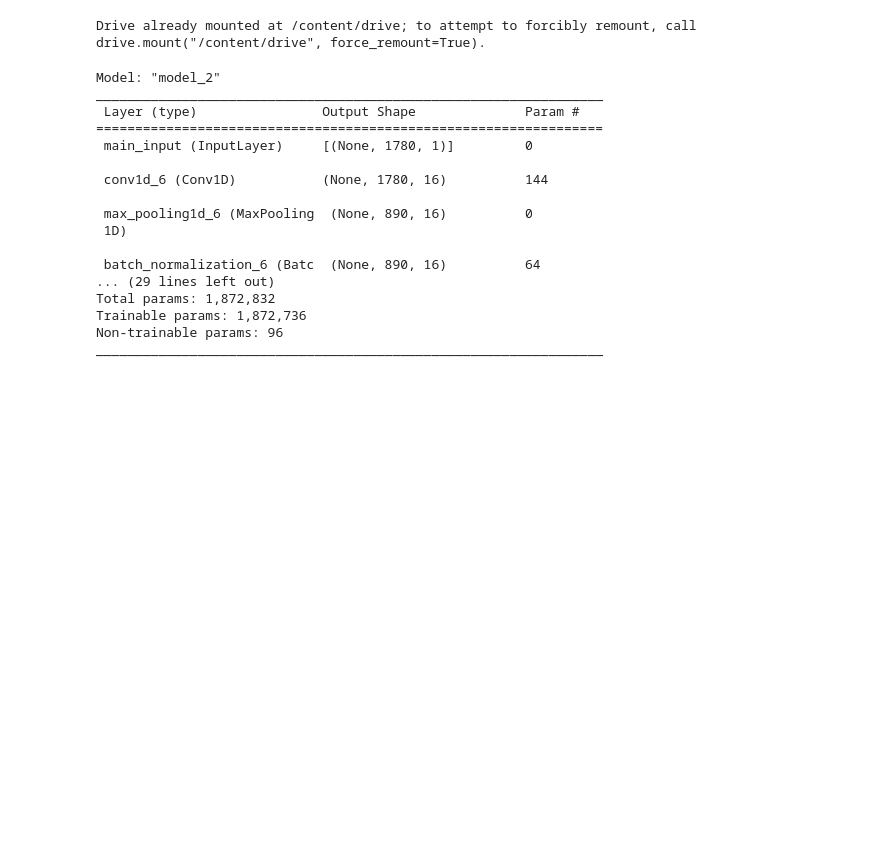
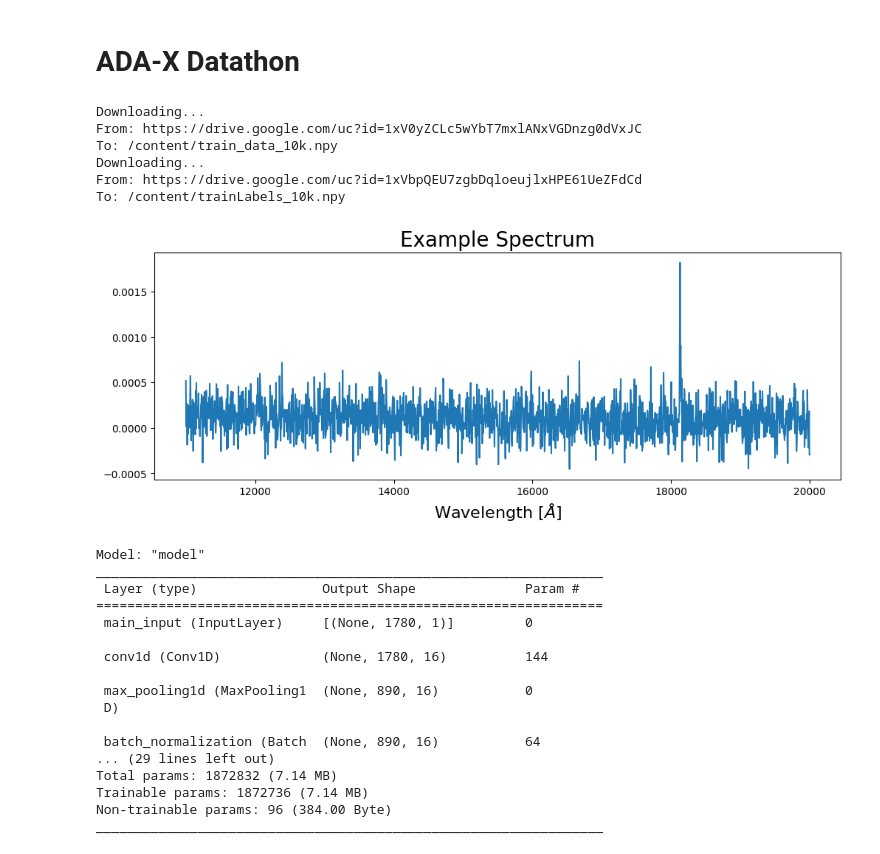
Before and after one commit to gtsagkatakis/ADAX-datathon, a Jupyter notebook: ADAX_datathon_classification.ipynb, the cells around one changed output. Saved outputs shown, nothing was run; the diff lists cells and outputs as text; code cells hidden in the pictures; blank space fills up the shorter version.

```diff
--- a/ADAX_datathon_classification.ipynb
+++ b/ADAX_datathon_classification.ipynb
@@ -3,8 +1,5 @@
-# %%
-from google.colab import drive
-drive.mount('/content/drive')
-# %% [output]
-Drive already mounted at /content/drive; to attempt to forcibly remount, call drive.mount("/content/drive", force_remount=True).
+# %% [markdown]
+# ADA-X Datathon
 # %%
 import numpy as np
 import matplotlib.pyplot as plt
@@ -21,14 +16,22 @@ import skimage.measure
 import sys
 # %%
 # download the dataset from here
-https://drive.google.com/drive/folders/1xUvbtmOx2RTEGQOIm9QJzqL3QZX7KbXr?usp=sharing
+!gdown 1xV0yZCLc5wYbT7mxlANxVGDnzg0dVxJC
+!gdown 1xVbpQEU7zgbDqloeujlxHPE61UeZFdCd
+# %% [output]
+Downloading...
+From: https://drive.google.com/uc?id=1xV0yZCLc5wYbT7mxlANxVGDnzg0dVxJC
+To: /content/train_data_10k.npy
+Downloading...
+From: https://drive.google.com/uc?id=1xVbpQEU7zgbDqloeujlxHPE61UeZFdCd
+To: /content/trainLabels_10k.npy
 # %%
 # from numpy.random import seed
 # seed(1)
 # from tensorflow import set_random_seed
 # set_random_seed(2)
 
-spectral_data=np.load('/content/drive/MyDrive/TITAN 2023/SummerSchool2023/Datathon/code/train_data_10k.npy')
+spectral_data=np.load('train_data_10k.npy')
 #spectral_data=np.squeeze(spectral_data, axis=1)
 
 #spectral_data= np.nan_to_num(spectral_data)
@@ -38,7 +41,7 @@ spectral_data=np.load('/content/drive/MyDrive/TITAN 2023/SummerSchool2023/Datath
 
 #train_data=train_data[:,np.arange(0,1780,2),:]
 
-redshift_labels=np.load('/content/drive/MyDrive/TITAN 2023/SummerSchool2023/Datathon/code/trainLabels_10k.npy')
+redshift_labels=np.load('trainLabels_10k.npy')
 
 redshift_labels=skimage.measure.block_reduce(redshift_labels, (1,10), np.max)
 #redshift_labels_reg=np.max(redshift_labels)
@@ -46,6 +49,14 @@ redshift_labels=skimage.measure.block_reduce(redshift_labels, (1,10), np.max)
 #redshift_labels_reg=1+redshift_labels_reg*0.01
 
 #print(np.amin(redshift_labels_reg), np.amax(redshift_labels_reg))
+# %%
+plt.figure(figsize=(12, 4))
+plt.plot(np.linspace(11000, 20000, 1780), spectral_data[1000])
+plt.title('Example Spectrum', fontsize=20)
+plt.xlabel(f'Wavelength [$\AA$]', fontsize=16)
+plt.show()
+# %% [output]
+[figure, added]
 # %%
 num_training_examples=2000
 
@@ -156,22 +167,22 @@ model_1.compile(loss='categorical_crossentropy',optimizer=optzr,  metrics =['cat
 
 model_1.summary()
 # %% [output]
-Model: "model_2"
+Model: "model"
 _________________________________________________________________
  Layer (type)                Output Shape              Param #
 =================================================================
  main_input (InputLayer)     [(None, 1780, 1)]         0
 
- conv1d_6 (Conv1D)           (None, 1780, 16)          144
+ conv1d (Conv1D)             (None, 1780, 16)          144
 
- max_pooling1d_6 (MaxPooling  (None, 890, 16)          0
- 1D)
+ max_pooling1d (MaxPooling1  (None, 890, 16)           0
+ D)
 
- batch_normalization_6 (Batc  (None, 890, 16)          64
+ batch_normalization (Batch  (None, 890, 16)           64
 ... (29 lines left out)
-Total params: 1,872,832
-Trainable params: 1,872,736
-Non-trainable params: 96
+Total params: 1872832 (7.14 MB)
+Trainable params: 1872736 (7.14 MB)
+Non-trainable params: 96 (384.00 Byte)
 _________________________________________________________________
 # %%
 
```
Also changed, not shown: parts of 5 cells of this notebook.
